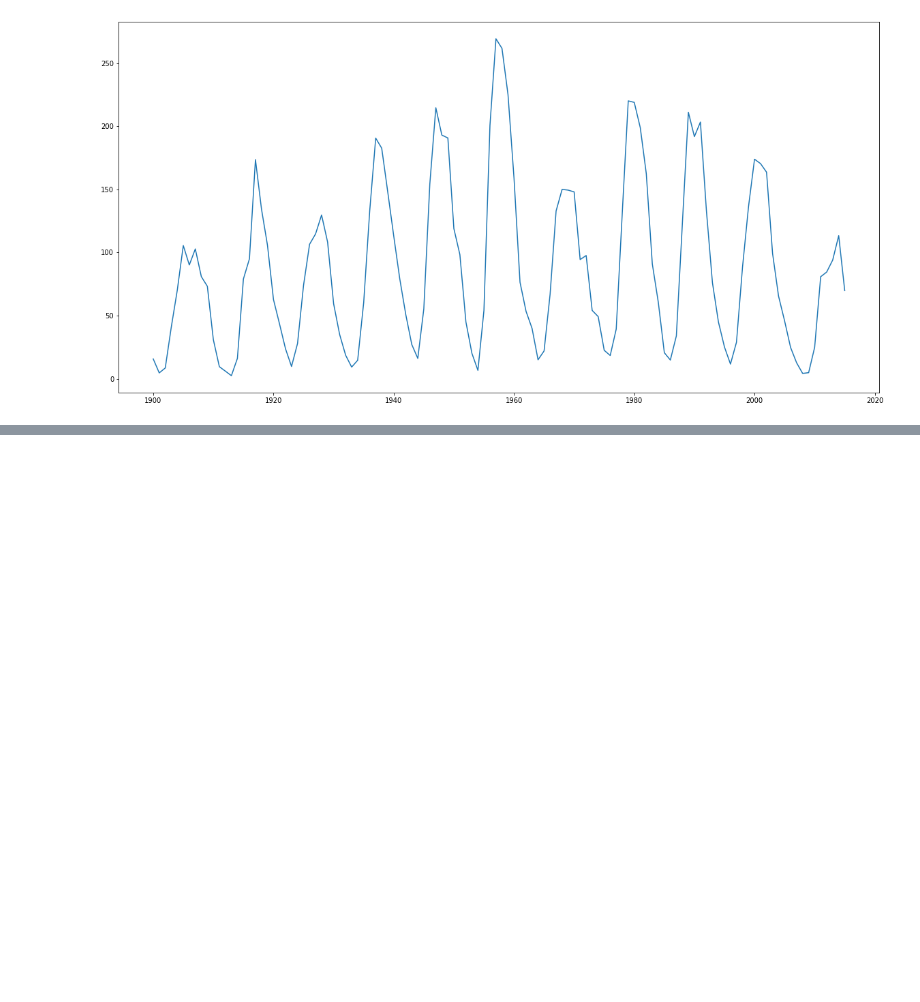
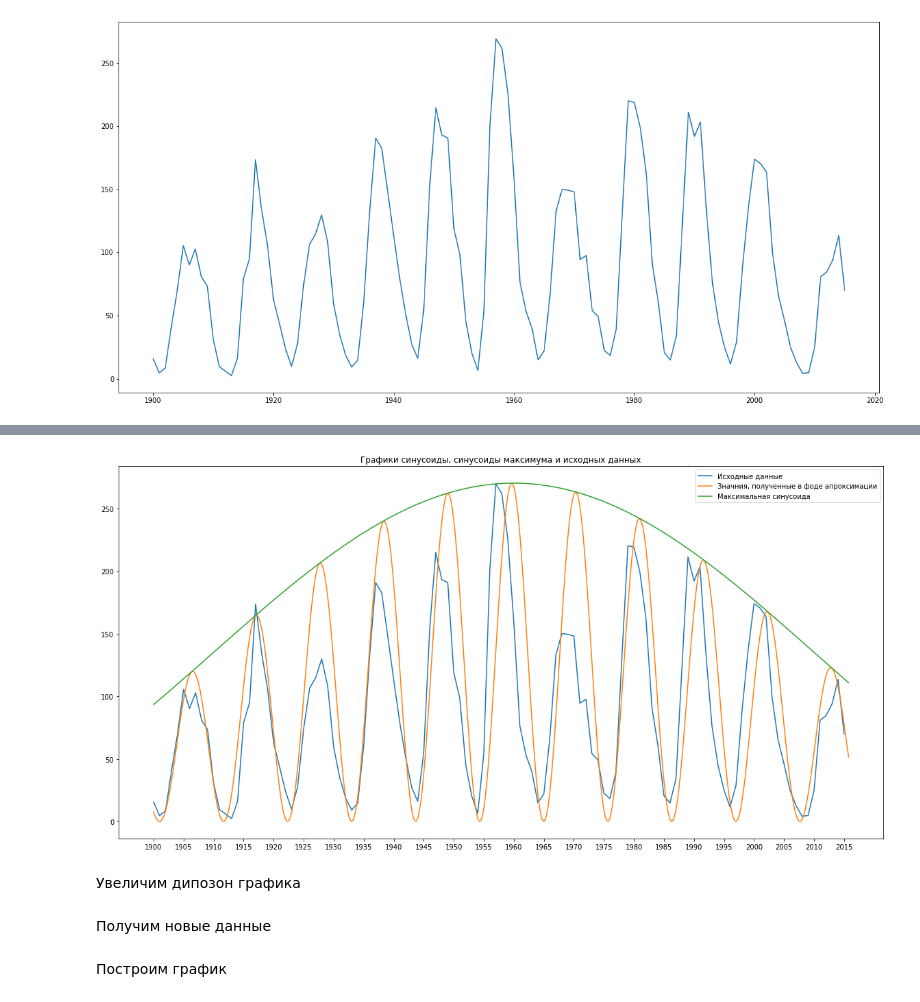
Before and after one commit to leolnid/SKM, a Jupyter notebook: SKM.ipynb, the cells around one changed output, grey strips where cells are left out. Saved outputs shown, nothing was run; the diff lists cells and outputs as text; code cells hidden in the pictures; blank space fills up the shorter version.

```diff
--- a/SKM.ipynb
+++ b/SKM.ipynb
@@ -229,0 +49,18 @@ pass
+# %%
+mins_years = np.array([])
+mins_values = np.array([])
+
+maxs_years = np.array([])
+maxs_values = np.array([])
+
+for prev, cur, next, y in zip(values[:-2], values[1:-1], values[2:], years[1:-1]):
+    if (cur < next and cur < prev):
+        mins_years = np.append(mins_years, y)
+        mins_values = np.append(mins_values, cur)
+    if (cur > next and cur > prev):
+        maxs_years = np.append(maxs_years, y)
+        maxs_values = np.append(maxs_values, cur)
+
+
+print("Года с минимальной активностью:", mins_years.astype(int))
+print("Года с максимальной активностью:", maxs_years.astype(int))
@@ -229,0 +131,7 @@ pass
+# %%
+mins_value_sub = mins_years[1:] - mins_years[:-1]
+mins_years_sub_lable = [str(f) + " - " + str(s) for f, s in zip(mins_years[:-1].astype(int), mins_years[1:].astype(int))]
+
+
+min_mean = gmean(mins_value_sub)
+print("Средняя разница в годах между минимуми солнечной активности:", min_mean)
@@ -229,0 +224,19 @@ pass
+# %%
+T = 2 * np.pi / min_mean
+M = 1.5 * np.pi + T
+
+sin_value = np.sin(T * (years - 1902) + M) * sin_max_value / 2 + sin_max_value / 2
+# %%
+plt.figure(figsize=(20,10))
+plt.plot(years[0:step * (2015 - 1900) + 1:step], values, label='Исходные данные')
+plt.plot(years, sin_value, label='Значния, полученные в фоде апроксимации')
+plt.plot(years, sin_max_value, label='Максимальная синусоида')
+plt.xticks(years[::20])
+
+plt.legend()
+plt.title("Графики синусоиды, синусоиды максимума и исходных данных")
+pass
+# %% [output]
+[figure, added]
+# %% [markdown]
+Увеличим дипозон графика
@@ -229,0 +246,2 @@ pass
+# %% [markdown]
+Получим новые данные
@@ -229,0 +251,2 @@ pass
+# %% [markdown]
+Построим график
```
Also changed, not shown: parts of 42 cells of this notebook.
